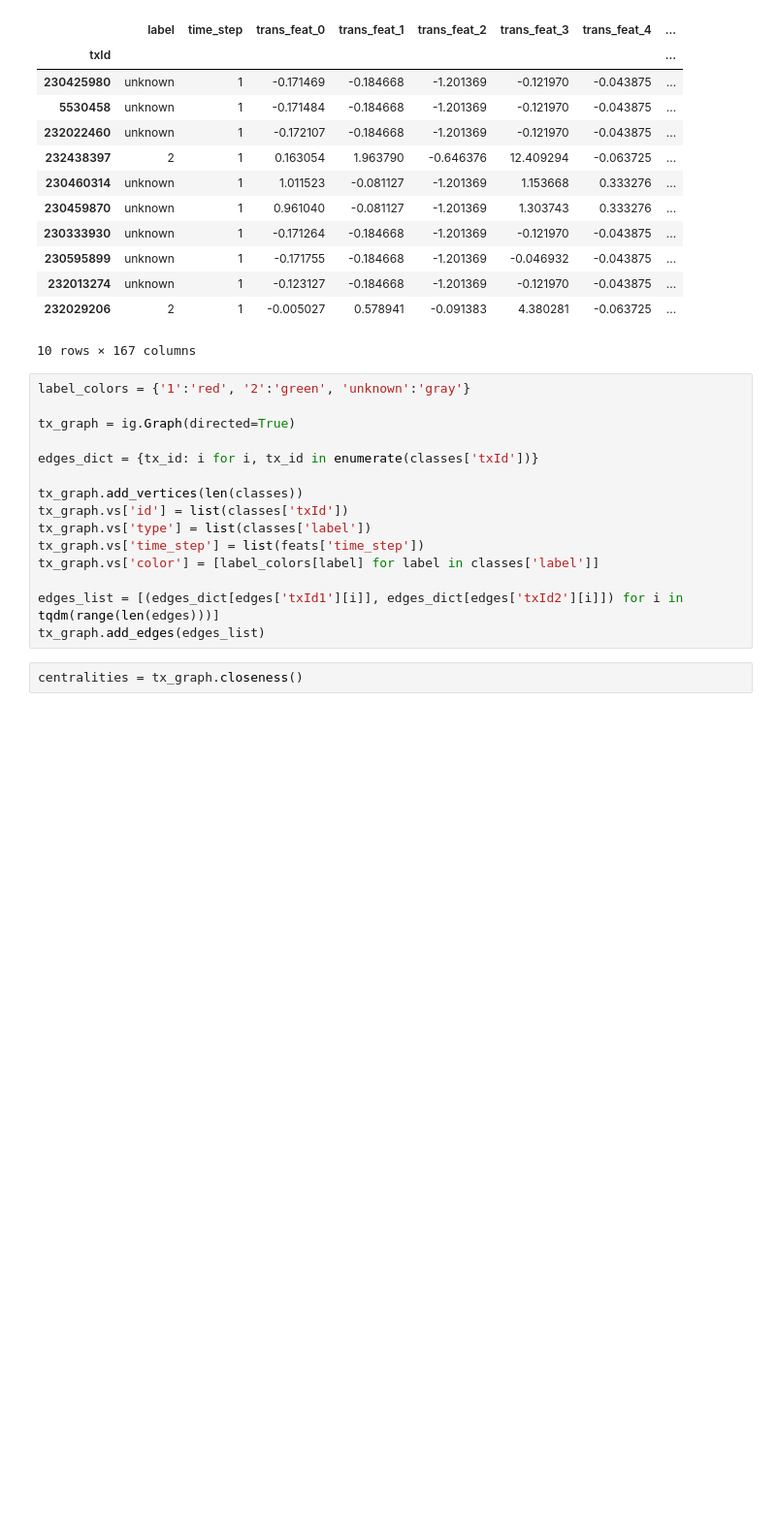
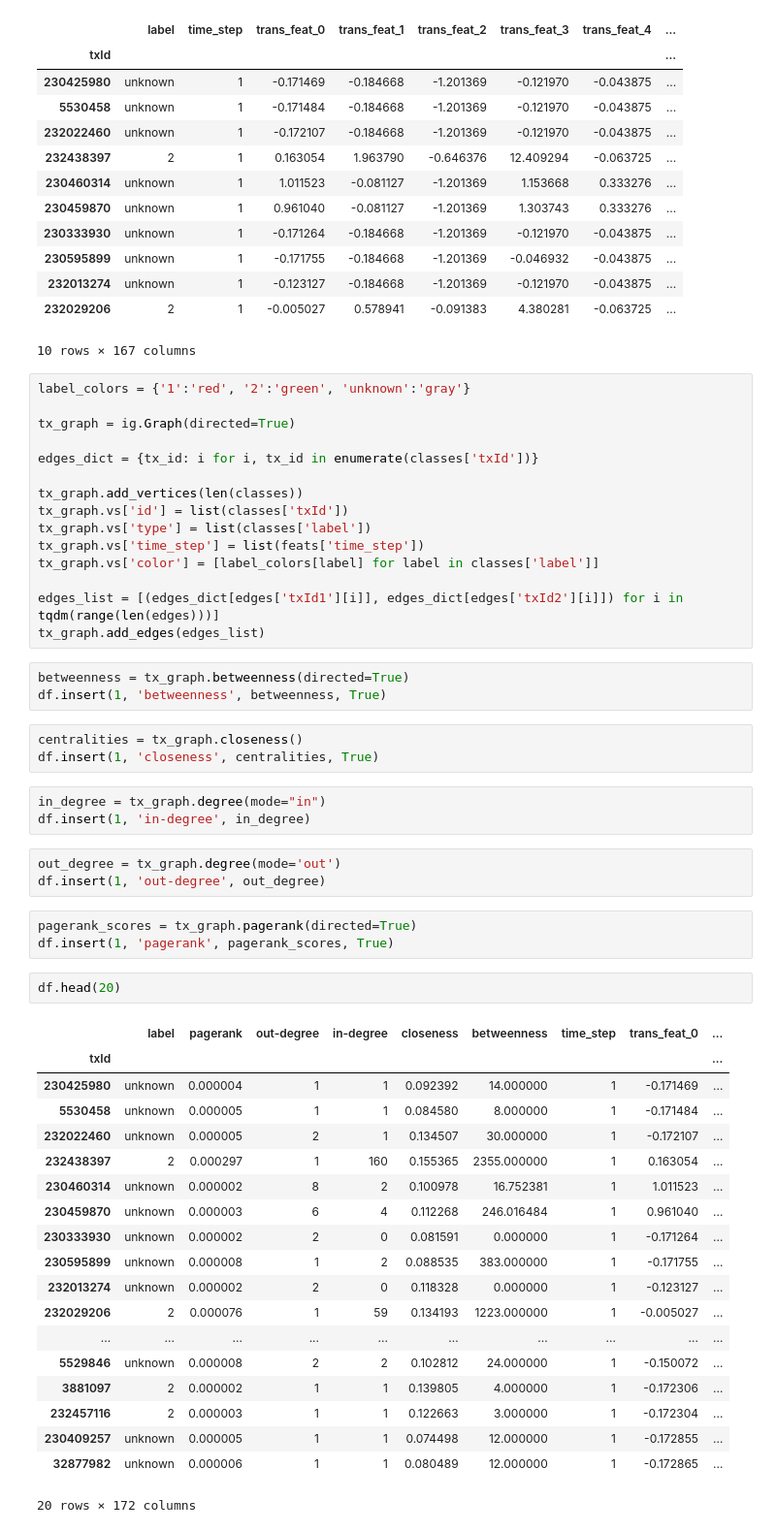
Before and after one commit to Roger987/Graph-Fraud-Detection, a Jupyter notebook: src/fraud_detection.ipynb, the cells around one changed output. Shown at 97% size. Cells and saved outputs as stored; diff of their text form; blank space fills up the shorter version.

Commit message:
Add features to the dataframe

```diff
--- a/src/fraud_detection.ipynb
+++ b/src/fraud_detection.ipynb
@@ -46,6 +46,41 @@ tx_graph.vs['color'] = [label_colors[label] for label in classes['label']]
 
 edges_list = [(edges_dict[edges['txId1'][i]], edges_dict[edges['txId2'][i]]) for i in tqdm(range(len(edges)))]
 tx_graph.add_edges(edges_list)
+# %%
+betweenness = tx_graph.betweenness(directed=True)
+df.insert(1, 'betweenness', betweenness, True)
 # %%
 centralities = tx_graph.closeness()
+df.insert(1, 'closeness', centralities, True)
+# %%
+in_degree = tx_graph.degree(mode="in")
+df.insert(1, 'in-degree', in_degree)
+# %%
+out_degree = tx_graph.degree(mode='out')
+df.insert(1, 'out-degree', out_degree)
+# %%
+pagerank_scores = tx_graph.pagerank(directed=True)
+df.insert(1, 'pagerank', pagerank_scores, True)
+# %%
+df.head(20)
+# %% [output]
+|  | label | pagerank | out-degree | in-degree | closeness | betweenness | time_step | trans_feat_0 | ... |
+| txId |  |  |  |  |  |  |  |  | ... |
+| 230425980 | unknown | 0.000004 | 1 | 1 | 0.092392 | 14.000000 | 1 | -0.171469 | ... |
+| 5530458 | unknown | 0.000005 | 1 | 1 | 0.084580 | 8.000000 | 1 | -0.171484 | ... |
+| 232022460 | unknown | 0.000005 | 2 | 1 | 0.134507 | 30.000000 | 1 | -0.172107 | ... |
+| 232438397 | 2 | 0.000297 | 1 | 160 | 0.155365 | 2355.000000 | 1 | 0.163054 | ... |
+| 230460314 | unknown | 0.000002 | 8 | 2 | 0.100978 | 16.752381 | 1 | 1.011523 | ... |
+| 230459870 | unknown | 0.000003 | 6 | 4 | 0.112268 | 246.016484 | 1 | 0.961040 | ... |
+| 230333930 | unknown | 0.000002 | 2 | 0 | 0.081591 | 0.000000 | 1 | -0.171264 | ... |
+| 230595899 | unknown | 0.000008 | 1 | 2 | 0.088535 | 383.000000 | 1 | -0.171755 | ... |
+| 232013274 | unknown | 0.000002 | 2 | 0 | 0.118328 | 0.000000 | 1 | -0.123127 | ... |
+| 232029206 | 2 | 0.000076 | 1 | 59 | 0.134193 | 1223.000000 | 1 | -0.005027 | ... |
+| ... | ... | ... | ... | ... | ... | ... | ... | ... | ... |
+| 5529846 | unknown | 0.000008 | 2 | 2 | 0.102812 | 24.000000 | 1 | -0.150072 | ... |
+| 3881097 | 2 | 0.000002 | 1 | 1 | 0.139805 | 4.000000 | 1 | -0.172306 | ... |
+| 232457116 | 2 | 0.000003 | 1 | 1 | 0.122663 | 3.000000 | 1 | -0.172304 | ... |
+| 230409257 | unknown | 0.000005 | 1 | 1 | 0.074498 | 12.000000 | 1 | -0.172855 | ... |
+| 32877982 | unknown | 0.000006 | 1 | 1 | 0.080489 | 12.000000 | 1 | -0.172865 | ... |
+20 rows × 172 columns
 # %%
```
Also changed, not shown: parts of 1 cell of this notebook.
